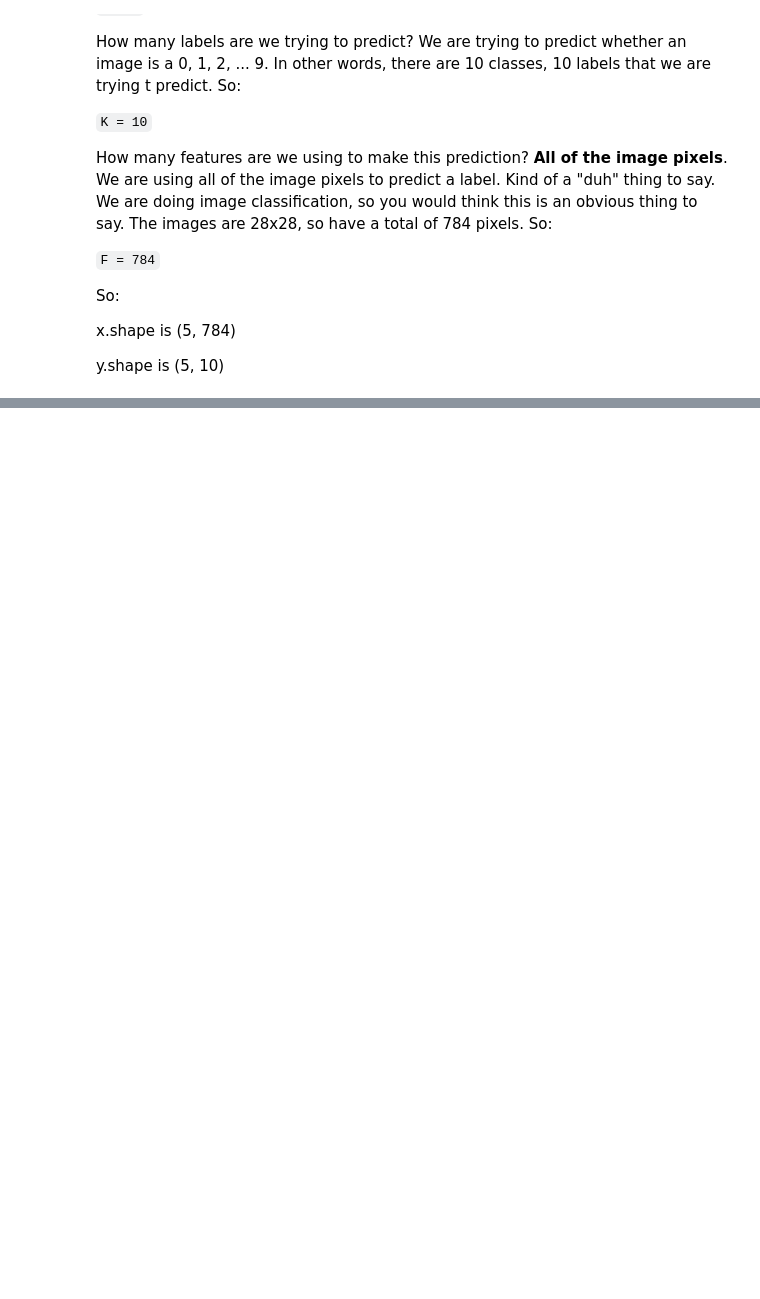
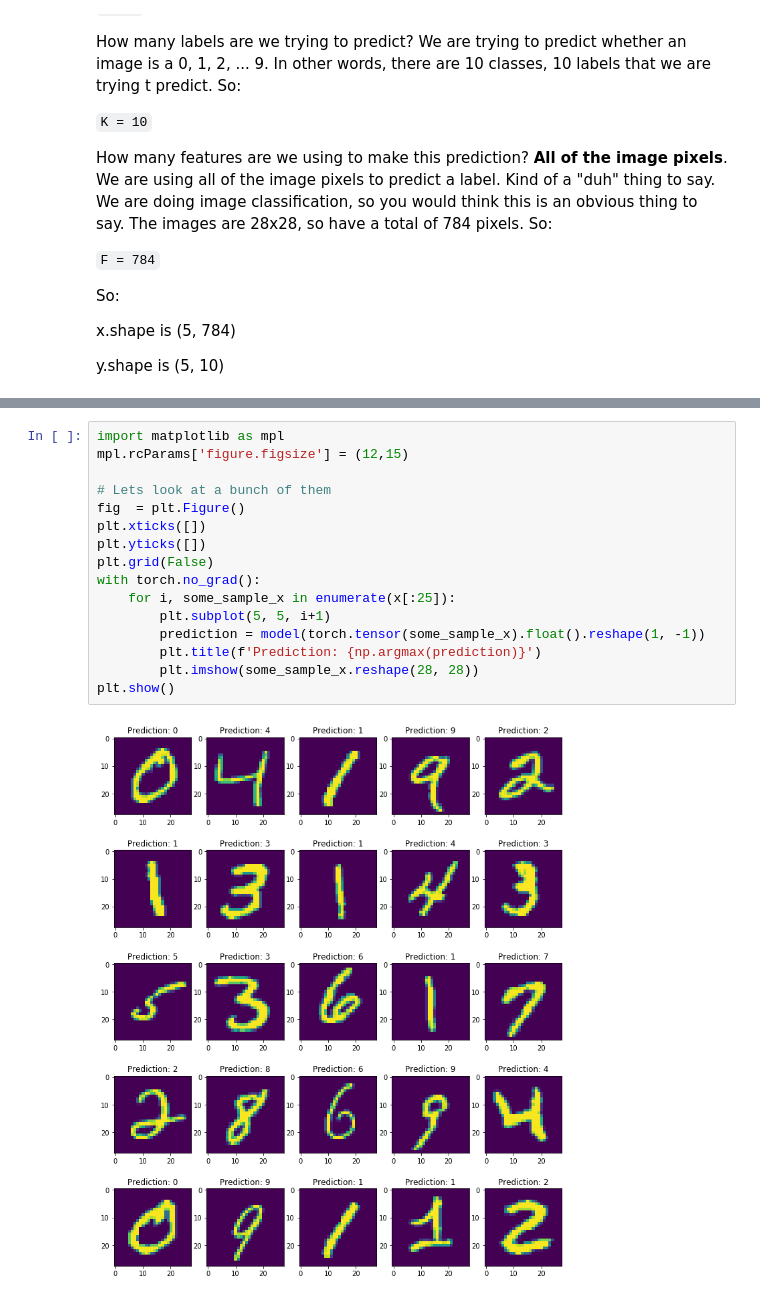
Before and after one commit to josiahls/PyTorchTensorflowImageML, a Jupyter notebook: pytorch_tensorflow_image_ml/notebooks/pytorch_analysis.ipynb, the cells around one changed output, grey strips where cells are left out. Cells and saved outputs as stored; diff of their text form; blank space fills up the shorter version.

```diff
--- a/pytorch_tensorflow_image_ml/notebooks/pytorch_analysis.ipynb
+++ b/pytorch_tensorflow_image_ml/notebooks/pytorch_analysis.ipynb
@@ -435,0 +521,18 @@ for t in range(epochs):
+# %%
+import matplotlib as mpl
+mpl.rcParams['figure.figsize'] = (12,15)
+
+# Lets look at a bunch of them
+fig  = plt.Figure()
+plt.xticks([])
+plt.yticks([])
+plt.grid(False)
+with torch.no_grad():
+    for i, some_sample_x in enumerate(x[:25]):
+        plt.subplot(5, 5, i+1)
+        prediction = model(torch.tensor(some_sample_x).float().reshape(1, -1))
+        plt.title(f'Prediction: {np.argmax(prediction)}')
+        plt.imshow(some_sample_x.reshape(28, 28))
+plt.show()
+# %% [output]
+[figure, added]
```
Also changed, not shown: parts of 16 cells of this notebook.
